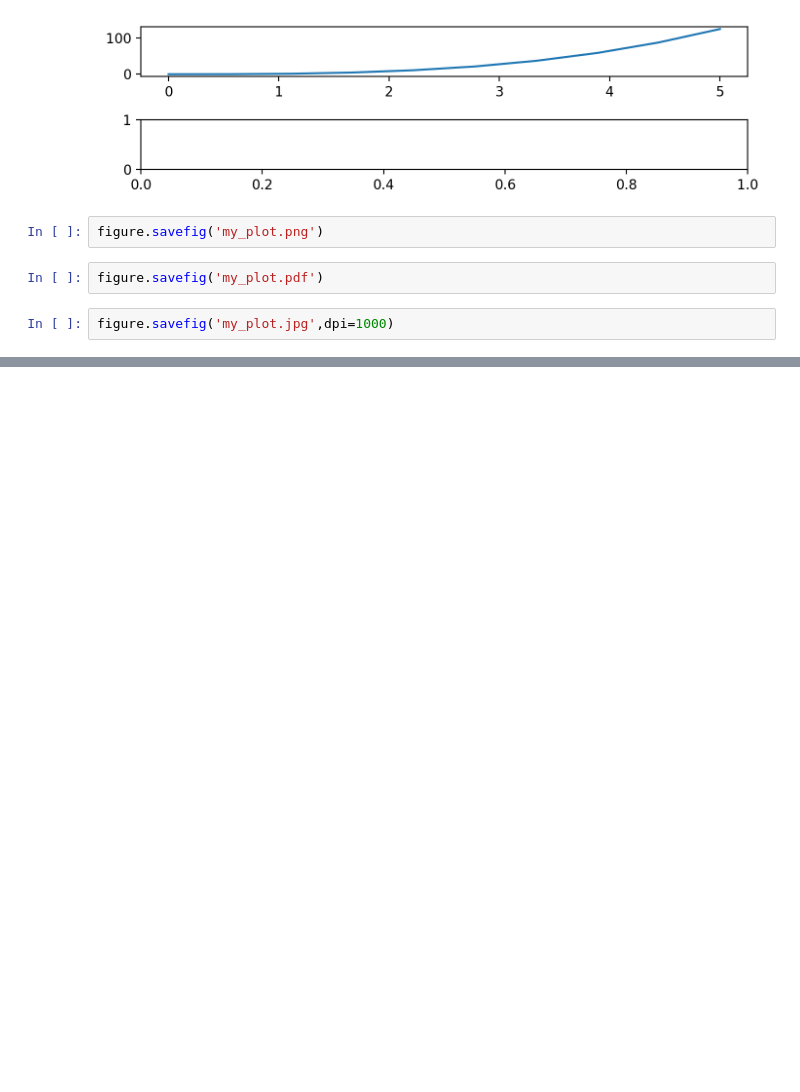
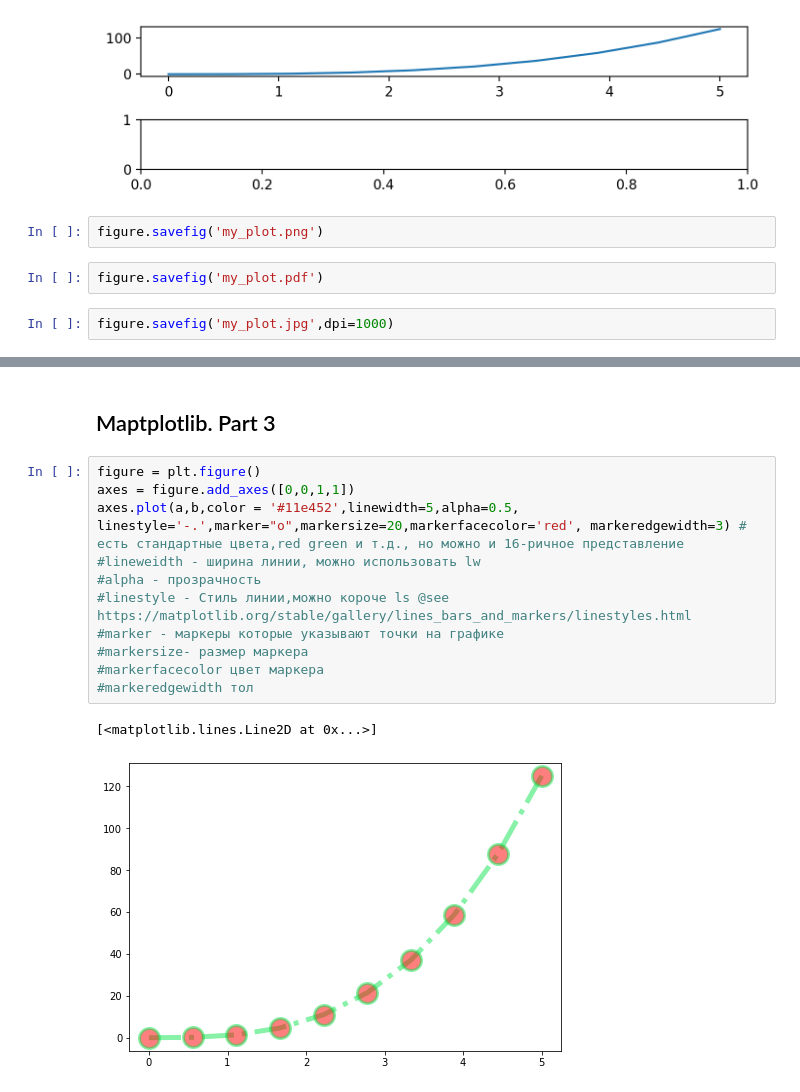
Before and after one commit to saybertevgeny/python-education, a Jupyter notebook: Mmatplotlib..ipynb, the cells around one changed output, grey strips where cells are left out. Cells and saved outputs as stored; diff of their text form; blank space fills up the shorter version.

Commit message:
Mataplotlib. Part3

```diff
--- a/Mmatplotlib..ipynb
+++ b/Mmatplotlib..ipynb
@@ -142,0 +143,16 @@ axes.legend((0.1,))
+# %% [markdown]
+## Maptplotlib. Part 3
+# %%
+figure = plt.figure()
+axes = figure.add_axes([0,0,1,1])
+axes.plot(a,b,color = '#11e452',linewidth=5,alpha=0.5, linestyle='-.',marker="o",markersize=20,markerfacecolor='red', markeredgewidth=3) # есть стандартные цвета,red green и т.д., но можно и 16-ричное представление
+#lineweidth - ширина линии, можно использовать lw
+#alpha - прозрачность
+#linestyle - Стиль линии,можно короче ls @see https://matplotlib.org/stable/gallery/lines_bars_and_markers/linestyles.html
+#marker - маркеры которые указывают точки на графике
+#markersize- размер маркера
+#markerfacecolor цвет маркера
+#markeredgewidth тол
+# %% [output]
+[<matplotlib.lines.Line2D at 0x...>]
+[figure, added]
```
Also changed, not shown: parts of 1 cell of this notebook, 1 other file.
